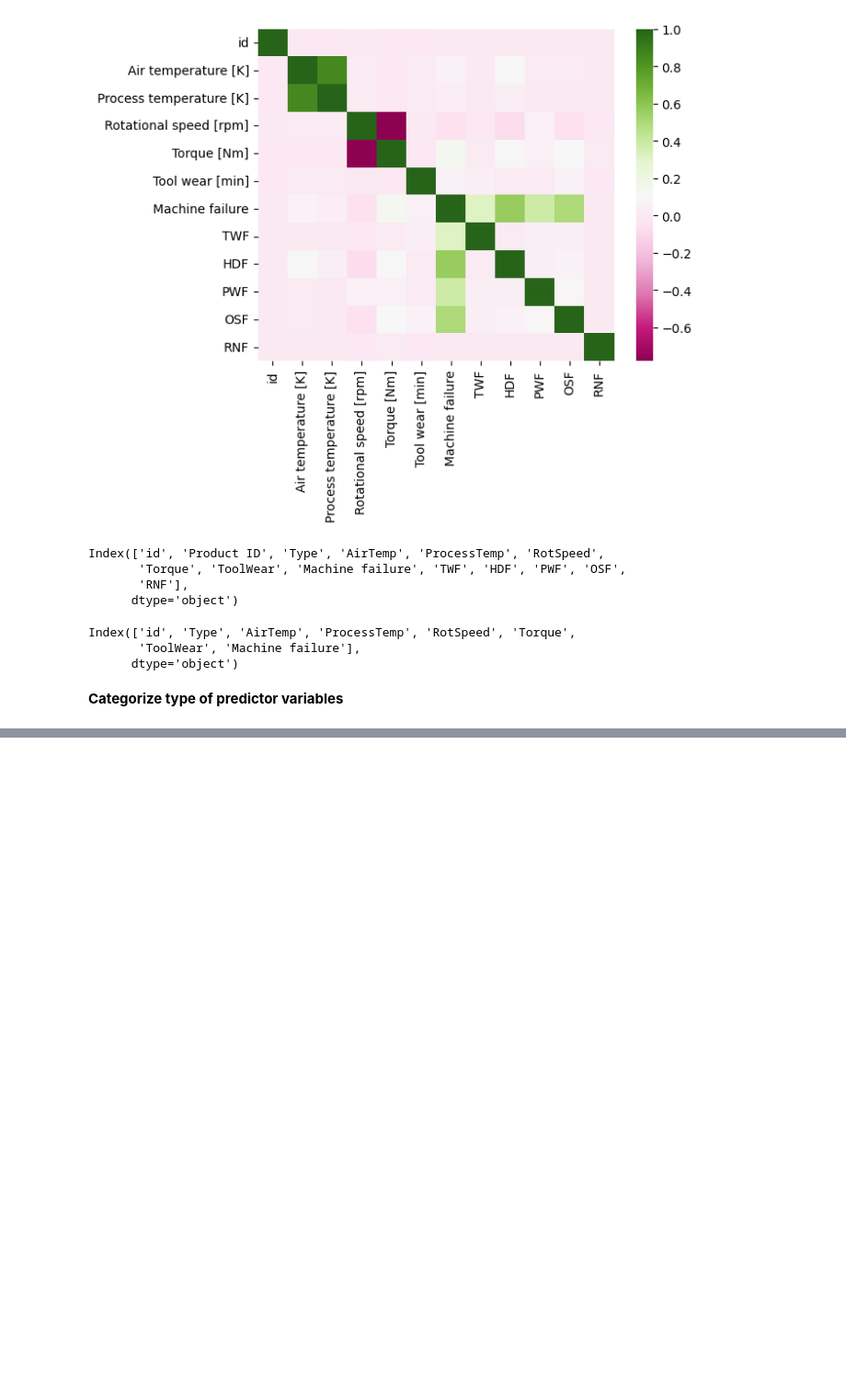
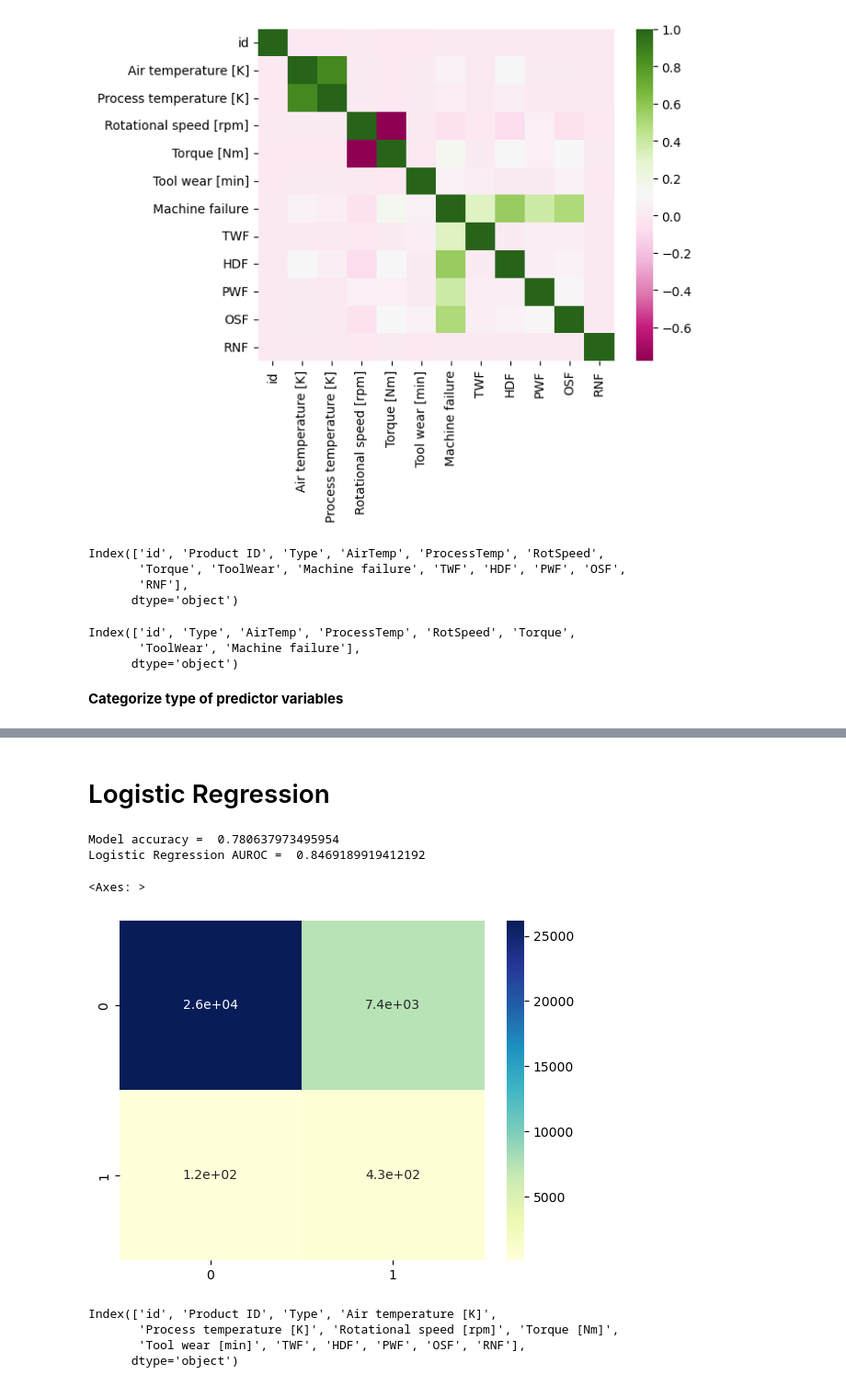
Before and after one commit to sharmilat29/Kaggle-Machine-Failure-Classification-Algorithms, a Jupyter notebook: machine-failure-binary-classification.ipynb, the cells around one changed output, grey strips where cells are left out. Shown: that part at 92% size. Cells and saved outputs as stored; diff of their text form; code cells hidden in the pictures; blank space fills up the shorter version.

```diff
--- a/machine-failure-binary-classification.ipynb
+++ b/machine-failure-binary-classification.ipynb
@@ -108,0 +138,11 @@ Index(['id', 'Type', 'AirTemp', 'ProcessTemp', 'RotSpeed', 'Torque',
+# %%
+complete_train = df.drop(["Machine failure"], axis = 1)
+complete_y = df["Machine failure"]
+
+# Splitting dataset into training and validation sets (75-25)
+
+from sklearn.model_selection import train_test_split
+
+train_X, val_X, train_y, val_y = train_test_split(complete_train, complete_y)
+
+train_X.head()
@@ -108,0 +191,41 @@ Index(['id', 'Type', 'AirTemp', 'ProcessTemp', 'RotSpeed', 'Torque',
+# %% [markdown]
+# Logistic Regression
+# %%
+from sklearn.linear_model import LogisticRegression
+from sklearn.metrics import roc_curve
+from sklearn.metrics import roc_auc_score
+from sklearn.metrics import accuracy_score
+from sklearn.metrics import confusion_matrix
+
+# Fit a logistic regression model on train_X_new and train_y
+
+model = LogisticRegression(solver = "newton-cholesky", class_weight = "balanced")
+model.fit(train_X_new, train_y)
+
+# Predict class probabilities for validation set
+
+pred_y = model.predict(val_X_new)
+
+val_probs = model.predict_proba(val_X_new)
+
+# Calculate accuracy of prediction using AUROC curve scores
+
+auc_score = roc_auc_score(val_y, val_probs[:,1])
+
+print("Model accuracy = ", accuracy_score(val_y, pred_y))
+print("Logistic Regression AUROC = ", auc_score)
+
+cm = pd.DataFrame(confusion_matrix(val_y, pred_y))
+sns.heatmap(cm, annot = True, cmap = "YlGnBu")
+# %% [output]
+Model accuracy =  0.780637973495954
+Logistic Regression AUROC =  0.8469189919412192
+<Axes: >
+[figure, added]
+# %%
+test_df.columns
+# %% [output]
+Index(['id', 'Product ID', 'Type', 'Air temperature [K]',
+       'Process temperature [K]', 'Rotational speed [rpm]', 'Torque [Nm]',
+       'Tool wear [min]', 'TWF', 'HDF', 'PWF', 'OSF', 'RNF'],
+      dtype='object')
```
Also changed, not shown: parts of 14 cells of this notebook.
